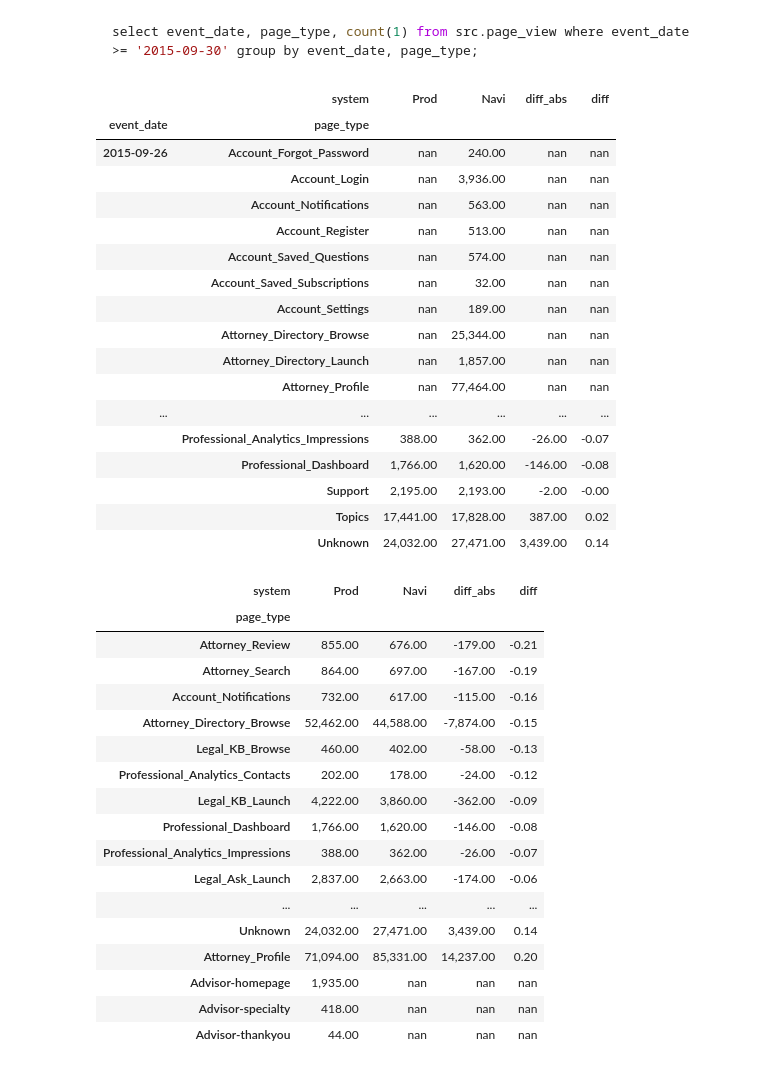
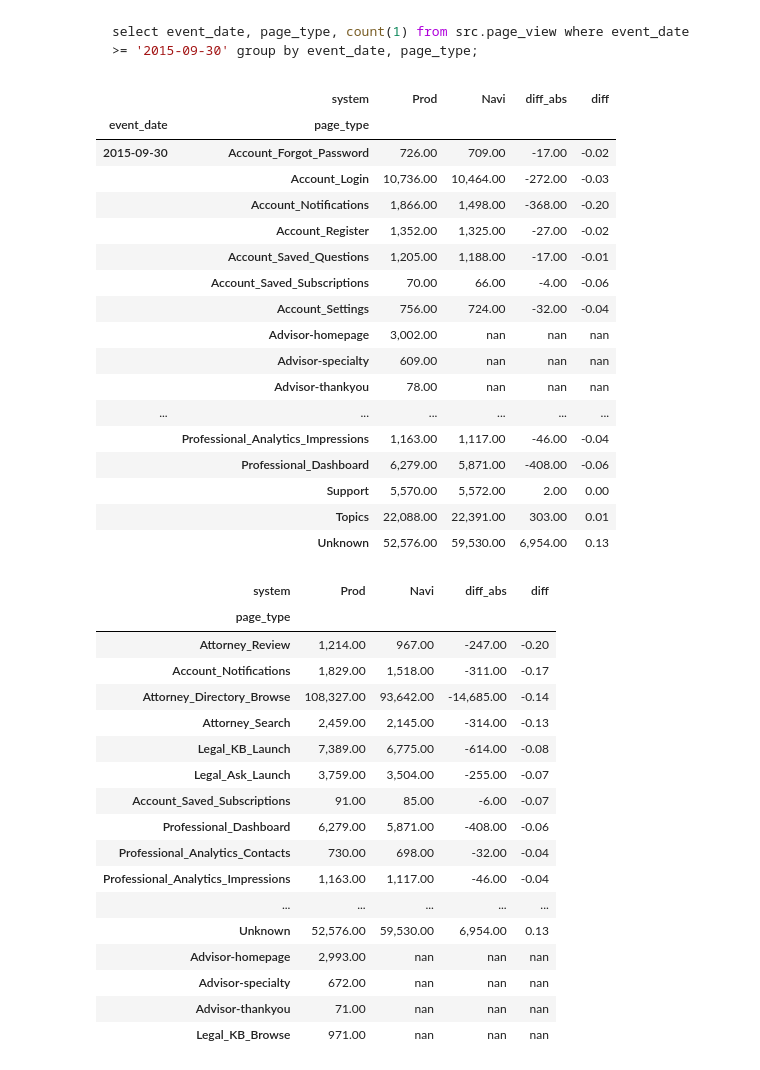
Before and after one commit to Bekbolatov/kaggle, a Jupyter notebook: notebooks/Navi_page_view.ipynb, the cells around one changed output. Cells and saved outputs as stored; diff of their text form; code cells hidden in the pictures.

````diff
--- a/notebooks/Navi_page_view.ipynb
+++ b/notebooks/Navi_page_view.ipynb
@@ -18,13 +18,13 @@ base_loc = '/Users/rbekbolatov/tmp/Navi_compare/'
 select event_date, page_type, count(1) from src.page_view where event_date >= '2015-09-30' group by event_date, page_type;
 ```
 # %%
+acv_prod = pd.read_csv(base_loc + 'page_view_page_type_prod.csv')
+acv_prod['system'] = 'Prod'
+acv_prod.rename(columns={'_c2': 'cnt'}, inplace=True)
+
 acv_navi = pd.read_csv(base_loc + 'page_view_page_type_navi.csv')
 acv_navi['system'] = 'Navi'
 acv_navi.rename(columns={'_c2': 'cnt'}, inplace=True)
-
-acv_prod = pd.read_csv(base_loc + 'page_view_page_type_prod.csv')
-acv_prod['system'] = 'Prod'
-acv_prod.rename(columns={'_c2': 'cnt'}, inplace=True)
 
 acv = pd.concat([acv_navi, acv_prod]).pivot_table('cnt', columns=['system'], index=['event_date', 'page_type']).sort_index()
 acv['diff_abs'] = acv['Navi'] - acv['Prod']
@@ -34,40 +34,40 @@ acv
 # %% [output]
 |  | system | Prod | Navi | diff_abs | diff |
 | event_date | page_type |  |  |  |  |
-| 2015-09-26 | Account_Forgot_Password | nan | 240.00 | nan | nan |
-|  | Account_Login | nan | 3,936.00 | nan | nan |
-|  | Account_Notifications | nan | 563.00 | nan | nan |
-|  | Account_Register | nan | 513.00 | nan | nan |
-|  | Account_Saved_Questions | nan | 574.00 | nan | nan |
-|  | Account_Saved_Subscriptions | nan | 32.00 | nan | nan |
-|  | Account_Settings | nan | 189.00 | nan | nan |
-|  | Attorney_Directory_Browse | nan | 25,344.00 | nan | nan |
-|  | Attorney_Directory_Launch | nan | 1,857.00 | nan | nan |
-|  | Attorney_Profile | nan | 77,464.00 | nan | nan |
+| 2015-09-30 | Account_Forgot_Password | 726.00 | 709.00 | -17.00 | -0.02 |
+|  | Account_Login | 10,736.00 | 10,464.00 | -272.00 | -0.03 |
+|  | Account_Notifications | 1,866.00 | 1,498.00 | -368.00 | -0.20 |
+|  | Account_Register | 1,352.00 | 1,325.00 | -27.00 | -0.02 |
+|  | Account_Saved_Questions | 1,205.00 | 1,188.00 | -17.00 | -0.01 |
+|  | Account_Saved_Subscriptions | 70.00 | 66.00 | -4.00 | -0.06 |
+|  | Account_Settings | 756.00 | 724.00 | -32.00 | -0.04 |
+|  | Advisor-homepage | 3,002.00 | nan | nan | nan |
+|  | Advisor-specialty | 609.00 | nan | nan | nan |
+|  | Advisor-thankyou | 78.00 | nan | nan | nan |
 | ... | ... | ... | ... | ... | ... |
-|  | Professional_Analytics_Impressions | 388.00 | 362.00 | -26.00 | -0.07 |
-|  | Professional_Dashboard | 1,766.00 | 1,620.00 | -146.00 | -0.08 |
-|  | Support | 2,195.00 | 2,193.00 | -2.00 | -0.00 |
-|  | Topics | 17,441.00 | 17,828.00 | 387.00 | 0.02 |
-|  | Unknown | 24,032.00 | 27,471.00 | 3,439.00 | 0.14 |
+|  | Professional_Analytics_Impressions | 1,163.00 | 1,117.00 | -46.00 | -0.04 |
+|  | Professional_Dashboard | 6,279.00 | 5,871.00 | -408.00 | -0.06 |
+|  | Support | 5,570.00 | 5,572.00 | 2.00 | 0.00 |
+|  | Topics | 22,088.00 | 22,391.00 | 303.00 | 0.01 |
+|  | Unknown | 52,576.00 | 59,530.00 | 6,954.00 | 0.13 |
 # %%
-acv.ix['2015-10-04'].sort('diff')
+acv.ix['2015-10-06'].sort('diff')
 # %% [output]
 | system | Prod | Navi | diff_abs | diff |
 | page_type |  |  |  |  |
-| Attorney_Review | 855.00 | 676.00 | -179.00 | -0.21 |
-| Attorney_Search | 864.00 | 697.00 | -167.00 | -0.19 |
-| Account_Notifications | 732.00 | 617.00 | -115.00 | -0.16 |
-| Attorney_Directory_Browse | 52,462.00 | 44,588.00 | -7,874.00 | -0.15 |
-| Legal_KB_Browse | 460.00 | 402.00 | -58.00 | -0.13 |
-| Professional_Analytics_Contacts | 202.00 | 178.00 | -24.00 | -0.12 |
-| Legal_KB_Launch | 4,222.00 | 3,860.00 | -362.00 | -0.09 |
-| Professional_Dashboard | 1,766.00 | 1,620.00 | -146.00 | -0.08 |
-| Professional_Analytics_Impressions | 388.00 | 362.00 | -26.00 | -0.07 |
-| Legal_Ask_Launch | 2,837.00 | 2,663.00 | -174.00 | -0.06 |
+| Attorney_Review | 1,214.00 | 967.00 | -247.00 | -0.20 |
+| Account_Notifications | 1,829.00 | 1,518.00 | -311.00 | -0.17 |
+| Attorney_Directory_Browse | 108,327.00 | 93,642.00 | -14,685.00 | -0.14 |
+| Attorney_Search | 2,459.00 | 2,145.00 | -314.00 | -0.13 |
+| Legal_KB_Launch | 7,389.00 | 6,775.00 | -614.00 | -0.08 |
+| Legal_Ask_Launch | 3,759.00 | 3,504.00 | -255.00 | -0.07 |
+| Account_Saved_Subscriptions | 91.00 | 85.00 | -6.00 | -0.07 |
+| Professional_Dashboard | 6,279.00 | 5,871.00 | -408.00 | -0.06 |
+| Professional_Analytics_Contacts | 730.00 | 698.00 | -32.00 | -0.04 |
+| Professional_Analytics_Impressions | 1,163.00 | 1,117.00 | -46.00 | -0.04 |
 | ... | ... | ... | ... | ... |
-| Unknown | 24,032.00 | 27,471.00 | 3,439.00 | 0.14 |
-| Attorney_Profile | 71,094.00 | 85,331.00 | 14,237.00 | 0.20 |
-| Advisor-homepage | 1,935.00 | nan | nan | nan |
-| Advisor-specialty | 418.00 | nan | nan | nan |
-| Advisor-thankyou | 44.00 | nan | nan | nan |
+| Unknown | 52,576.00 | 59,530.00 | 6,954.00 | 0.13 |
+| Advisor-homepage | 2,993.00 | nan | nan | nan |
+| Advisor-specialty | 672.00 | nan | nan | nan |
+| Advisor-thankyou | 71.00 | nan | nan | nan |
+| Legal_KB_Browse | 971.00 | nan | nan | nan |
````
Also changed, not shown: parts of 1 cell of this notebook, 10 other files.
